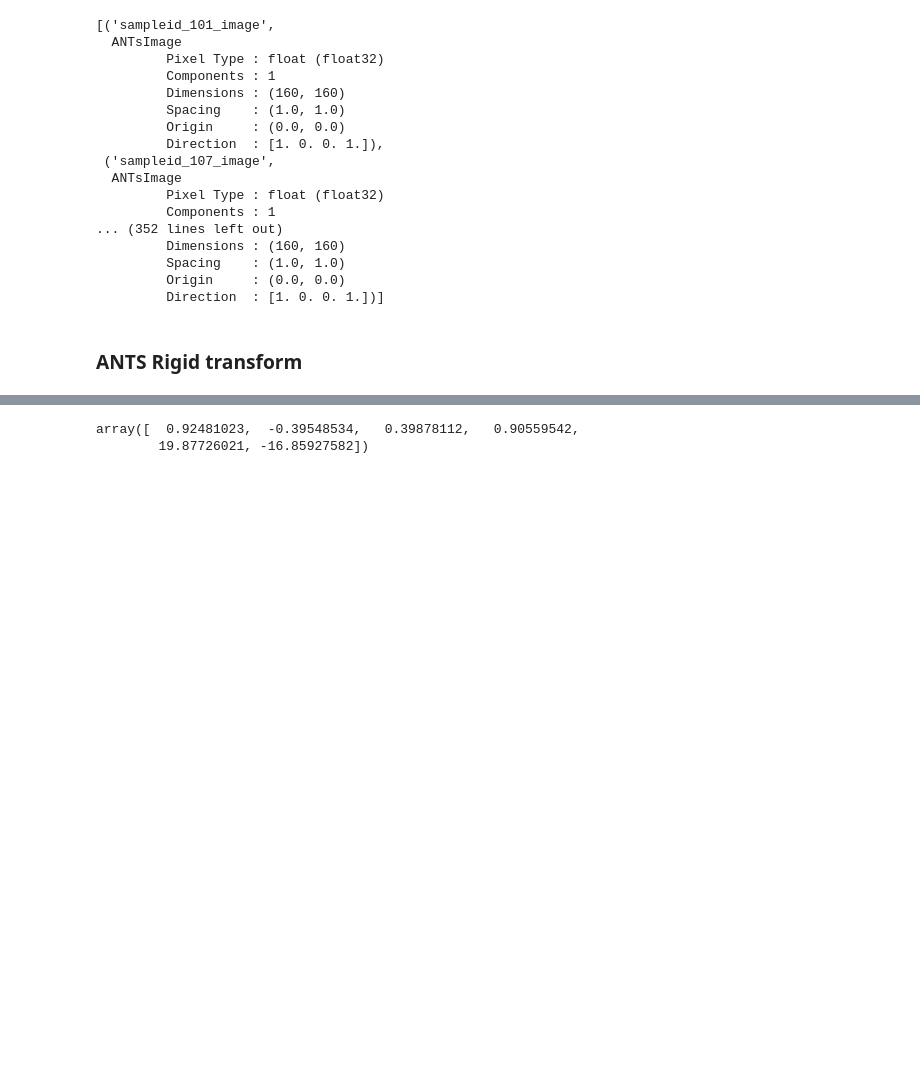
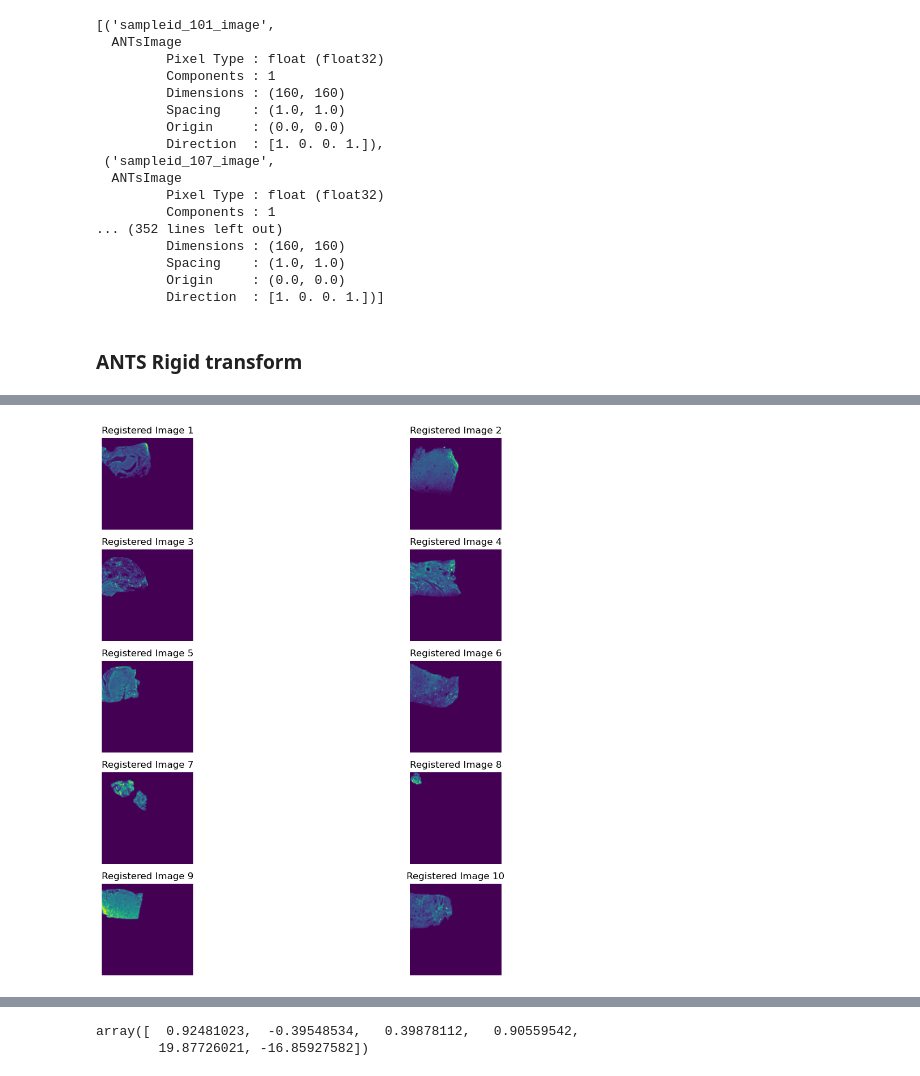
Before and after one commit to Olamiknight/WSIFIR, a Jupyter notebook: Axis_Reg_Registration.ipynb, the cells around one changed output, grey strips where cells are left out. Saved outputs shown, nothing was run; the diff lists cells and outputs as text; code cells hidden in the pictures; blank space fills up the shorter version.

Commit message:
Performed registration on scale 9

```diff
--- a/Axis_Reg_Registration.ipynb
+++ b/Axis_Reg_Registration.ipynb
@@ -534,0 +355,16 @@ rigid_result_1_res_9
+# %%
+#Register the regression images to the axis image
+
+registered_images = {}
+for i, (reg_sampleid, reg_image) in enumerate(regression_images):
+    # Get the corresponding axis image
+    axis_sampleid, axis_image = axis_images[i]
+
+    # Perform registration
+    registered_image = ants.registration(fixed=reg_image, moving=axis_image, type_of_transform='Rigid',outprefix=f'C:/Users/molanre1/Desktop/WSIFIR/scale_9_transform/axis_reg/{reg_sampleid}_to_{axis_sampleid}_', verbose=True)
+
+    # Store the registered image
+    registered_images[reg_sampleid] = registered_image['warpedmovout']
+
+    #Apply the transformation to the moving image
+    transformed_image = ants.apply_transforms(fixed=reg_image, moving=axis_image, transformlist=registered_image['fwdtransforms'])
@@ -534,0 +389,13 @@ rigid_result_1_res_9
+# %%
+# Plot the first 10 registered images
+fig, axes = plt.subplots(5, 2, figsize=(15, 10))
+axes = axes.flatten()
+for i, (sampleid, registered_image) in enumerate(registered_images.items()):
+    if i < 10:
+        axes[i].imshow(registered_image.numpy())
+        axes[i].set_title(f'Registered Image {i+1}')
+        axes[i].axis('off')
+plt.tight_layout()
+plt.show()
+# %% [output]
+[figure, added]
```
Also changed, not shown: parts of 7 cells of this notebook, 1 other file.
